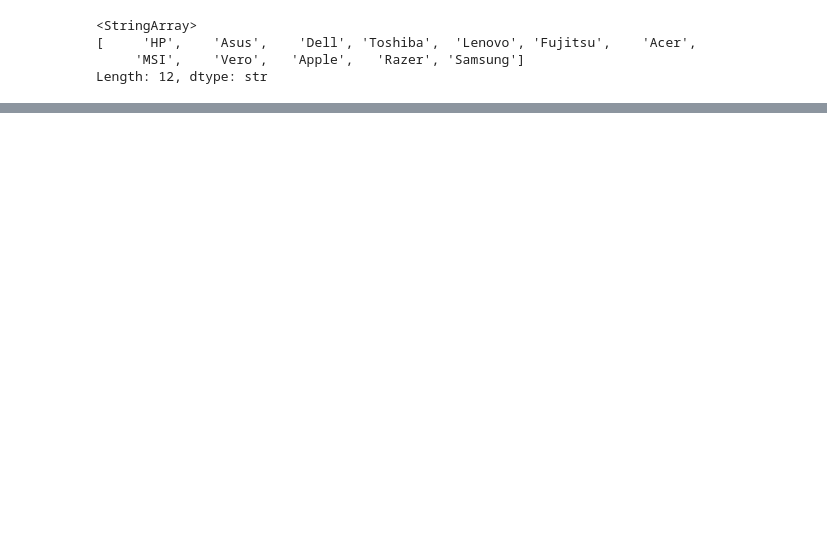
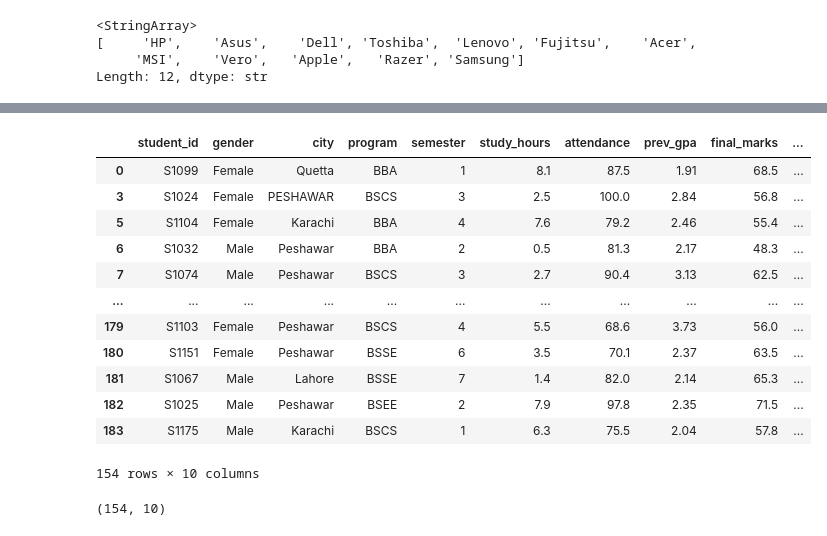
Before and after one commit to 27f5qth5pf-wq/AI_project, a Jupyter notebook: week-04-libraries-descriptive-statistics/class-live-code/w4d5.ipynb, the cells around one changed output, grey strips where cells are left out. Drawn from its saved outputs; the diff is of its cells as text; code cells hidden in the pictures; blank space fills up the shorter version.

```diff
--- a/week-04-libraries-descriptive-statistics/class-live-code/w4d5.ipynb
+++ b/week-04-libraries-descriptive-statistics/class-live-code/w4d5.ipynb
@@ -349,0 +516,22 @@ def numerical_conversion(s):
+# %%
+
+df =df.dropna( axis= 0 , subset =['prev_gpa'])
+df
+# %% [output]
+|  | student_id | gender | city | program | semester | study_hours | attendance | prev_gpa | final_marks | ... |
+| 0 | S1099 | Female | Quetta | BBA | 1 | 8.1 | 87.5 | 1.91 | 68.5 | ... |
+| 3 | S1024 | Female | PESHAWAR | BSCS | 3 | 2.5 | 100.0 | 2.84 | 56.8 | ... |
+| 5 | S1104 | Female | Karachi | BBA | 4 | 7.6 | 79.2 | 2.46 | 55.4 | ... |
+| 6 | S1032 | Male | Peshawar | BBA | 2 | 0.5 | 81.3 | 2.17 | 48.3 | ... |
+| 7 | S1074 | Male | Peshawar | BSCS | 3 | 2.7 | 90.4 | 3.13 | 62.5 | ... |
+| ... | ... | ... | ... | ... | ... | ... | ... | ... | ... | ... |
+| 179 | S1103 | Female | Peshawar | BSCS | 4 | 5.5 | 68.6 | 3.73 | 56.0 | ... |
+| 180 | S1151 | Female | Peshawar | BSSE | 6 | 3.5 | 70.1 | 2.37 | 63.5 | ... |
+| 181 | S1067 | Male | Lahore | BSSE | 7 | 1.4 | 82.0 | 2.14 | 65.3 | ... |
+| 182 | S1025 | Male | Peshawar | BSEE | 2 | 7.9 | 97.8 | 2.35 | 71.5 | ... |
+| 183 | S1175 | Male | Karachi | BSCS | 1 | 6.3 | 75.5 | 2.04 | 57.8 | ... |
+154 rows × 10 columns
+# %%
+df.shape
+# %% [output]
+(154, 10)
```
Also changed, not shown: parts of 24 cells of this notebook, 3 other files.
